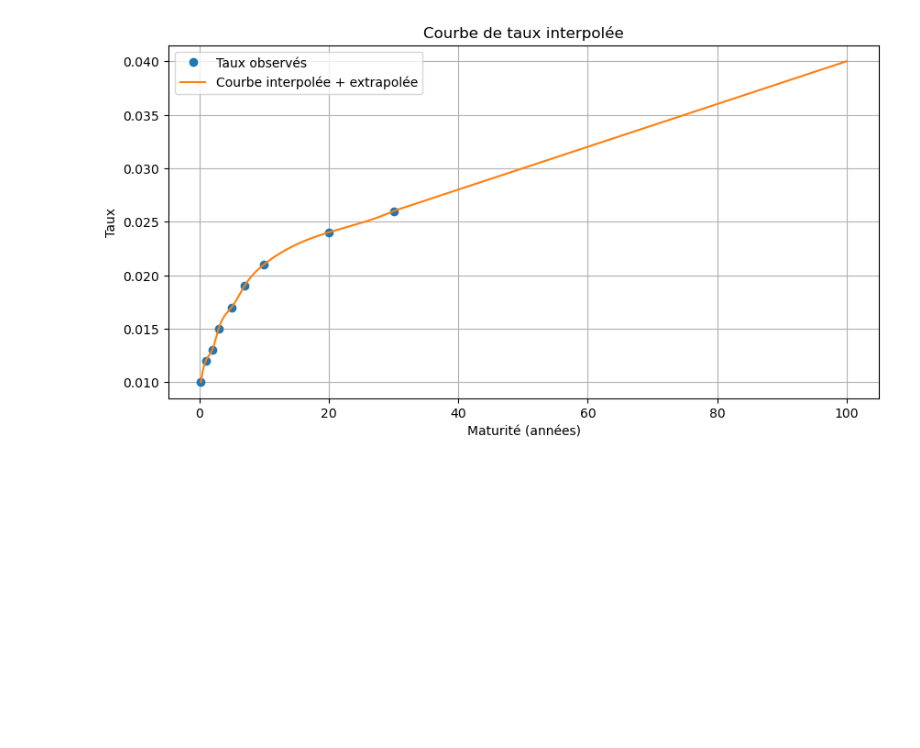
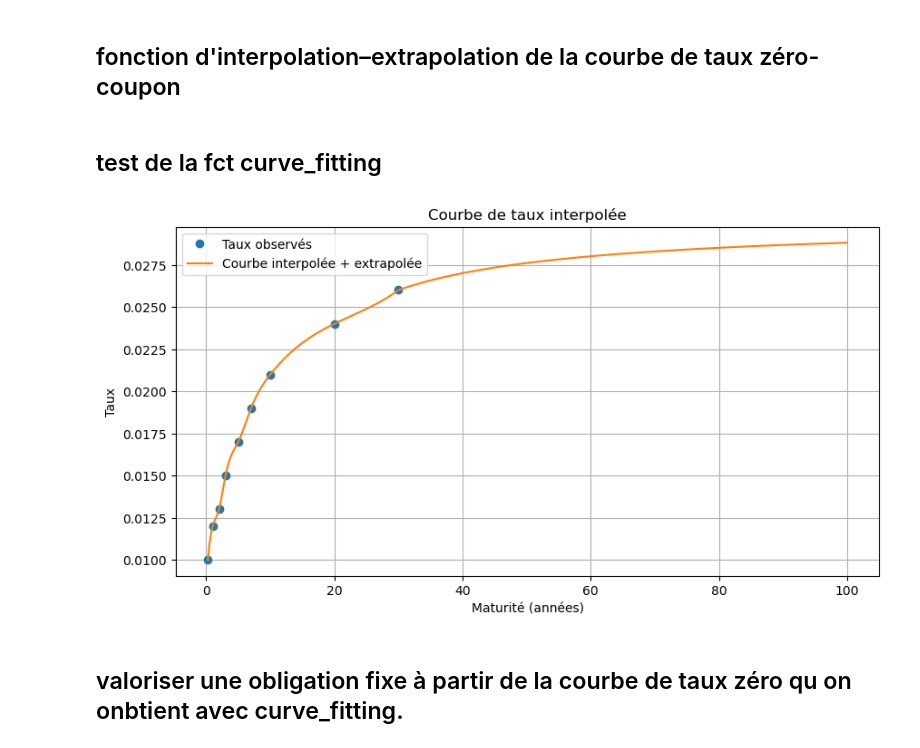
Before and after one commit to laila-aitbella/stage-2eme-annee, a Jupyter notebook: ESG/VAR/generation ESG .ipynb, the cells around one changed output. Cells and saved outputs as stored; diff of their text form; code cells hidden in the pictures; blank space fills up the shorter version.

```diff
--- a/ESG/VAR/generation ESG .ipynb
+++ b/ESG/VAR/generation ESG .ipynb
@@ -203,5 +178,7 @@ scenarios
 # %%
 # 1000 scénarios
+# %% [markdown]
+## fonction d'interpolation–extrapolation de la courbe de taux zéro-coupon
 # %%
 import numpy as np
 from scipy.interpolate import interp1d
@@ -209,7 +186,7 @@ from scipy.interpolate import interp1d
 def curve_fitting(rates, maturities=np.array([0.25, 1, 2, 3, 5, 7, 10, 20, 30]),
                   interpolation="linear", extrapolation="cfr", long_term_rate=0.04):
     """
-    Génére une courbe de taux complète (jusqu'à 100 ans) à partir de points discrets.
+    Génére une courbe de taux complète  à partir de points discrets.
 
     Paramètres :
     - rates : np.array – taux observés (ex: [0.01, 0.012, ...])
@@ -258,33 +235,37 @@ def curve_fitting(rates, maturities=np.array([0.25, 1, 2, 3, 5, 7, 10, 20, 30]),
     taux_complet = np.concatenate([taux_interpolé, taux_extrapolé])
 
     return maturité_complete, taux_complet
+# %% [markdown]
+##  test de la fct curve_fitting
 # %%
-# test de la fct curve_fitting
+
 import numpy as np
 import matplotlib.pyplot as plt
 
 
-taux_observés = np.array([0.01, 0.012, 0.013, 0.015, 0.017, 0.019, 0.021, 0.024, 0.026])  # soit 1% à 2.6%
+taux_observés = np.array([0.01, 0.012, 0.013, 0.015, 0.017, 0.019, 0.021, 0.024, 0.026])
 maturités_observées = np.array([0.25, 1, 2, 3, 5, 7, 10, 20, 30])  # en années
 
 x, y = curve_fitting(
     rates=taux_observés,
     maturities=maturités_observées,
     interpolation="cubic",       # ou "linear"
-    extrapolation="poly",         # ou "poly"
+    extrapolation="cfr",
     long_term_rate=0.04          # taux cible à 100 ans (si poly)
 )
 
-# 3. Affichage graphique (facultatif mais recommandé)
+# 3. Affichage graphique
 plt.figure(figsize=(10,5))
 plt.plot(maturités_observées, taux_observés, "o", label="Taux observés")
 plt.plot(x, y, label="Courbe interpolée + extrapolée")
 plt.xlabel("Maturité (années)")
 plt.ylabel("Taux")
 plt.title("Courbe de taux interpolée")
 plt.grid(True)
 plt.legend()
 plt.show()
 # %% [output]
-[figure, old version]
+[figure, new version]
+# %% [markdown]
+## valoriser une obligation fixe à partir de la courbe de taux zéro qu on onbtient avec  curve_fitting.
 # %%
```
Also changed, not shown: parts of 11 cells of this notebook, 1 other file.
